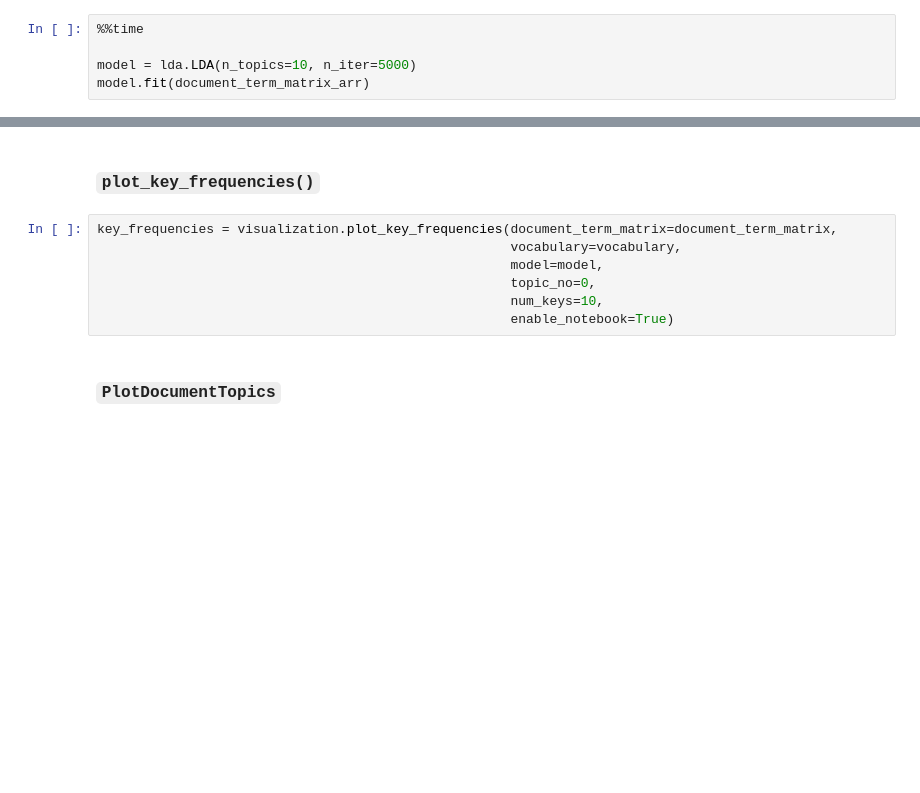
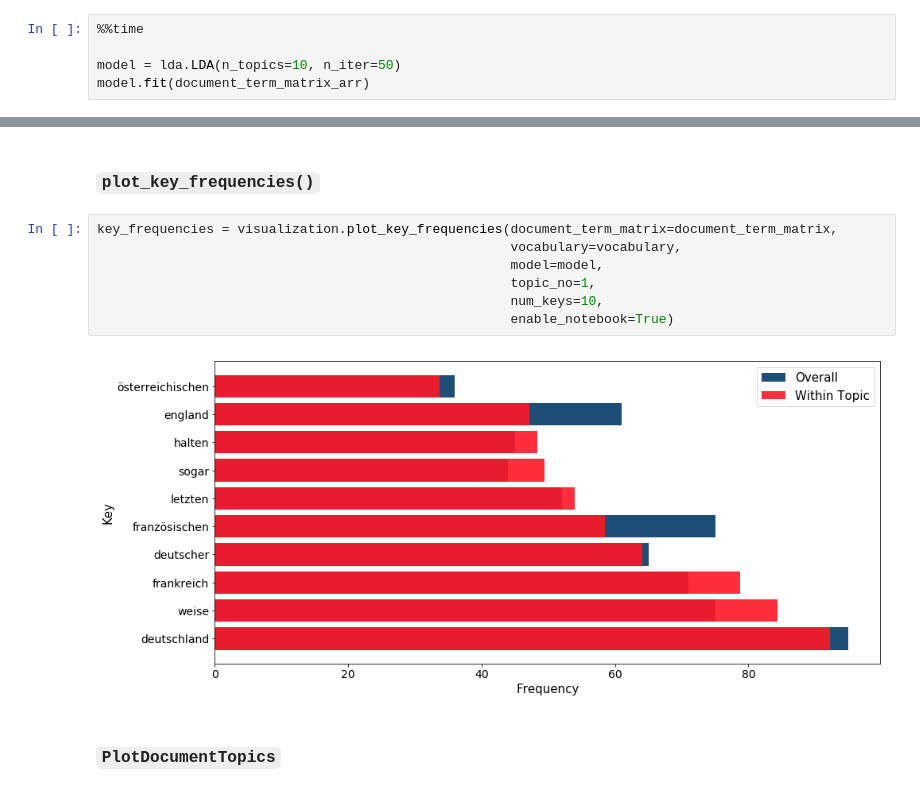
Before and after one commit to pielstroem/Topics, a Jupyter notebook: Visualizations.ipynb, the cells around one changed output, grey strips where cells are left out. Saved outputs shown, nothing was run; the diff lists cells and outputs as text; blank space fills up the shorter version.

```diff
--- a/Visualizations.ipynb
+++ b/Visualizations.ipynb
@@ -39,5 +89,5 @@ document_term_matrix_arr
 # %%
 %%time
 
-model = lda.LDA(n_topics=10, n_iter=5000)
+model = lda.LDA(n_topics=10, n_iter=50)
 model.fit(document_term_matrix_arr)
@@ -77,10 +164,12 @@ wordcloud = visualization.plot_wordcloud(weights=topic_key_weights,
 # %%
 key_frequencies = visualization.plot_key_frequencies(document_term_matrix=document_term_matrix,
                                                      vocabulary=vocabulary,
                                                      model=model,
-                                                     topic_no=0,
+                                                     topic_no=1,
                                                      num_keys=10,
                                                      enable_notebook=True)
+# %% [output]
+[figure, added]
 # %% [markdown]
 ### `PlotDocumentTopics`
 # %%
```
Also changed, not shown: parts of 19 cells of this notebook, 8 other files.
